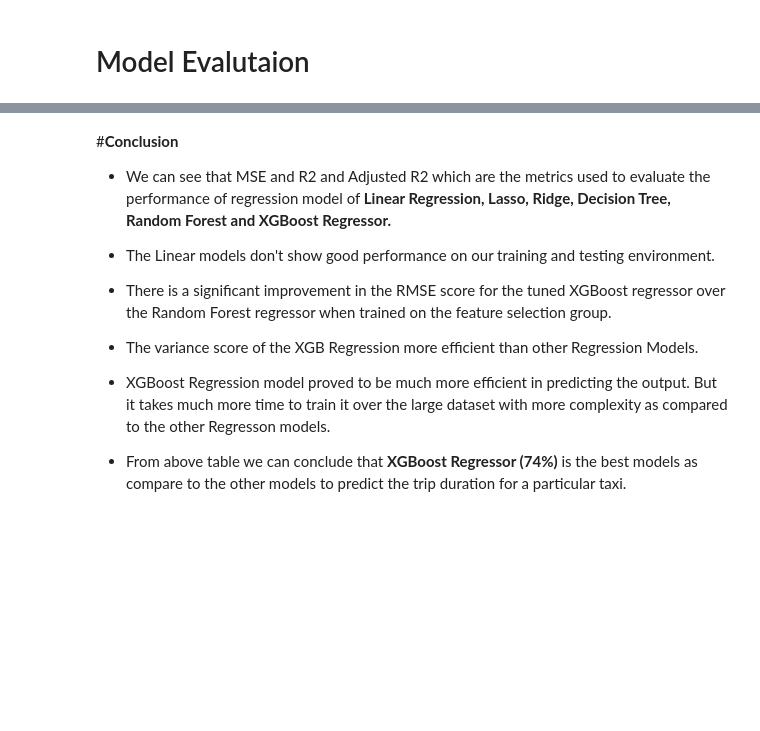
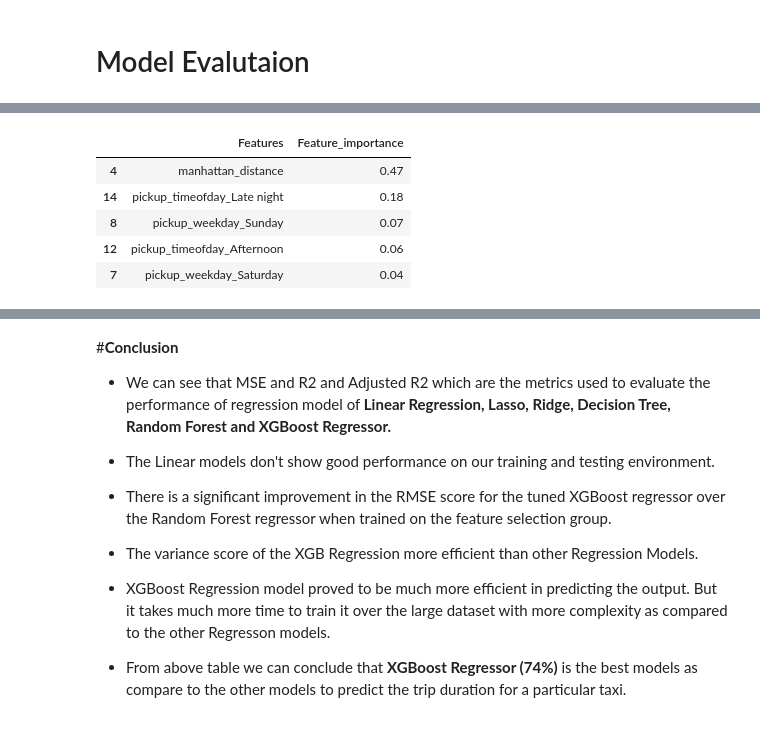
Before and after one commit to NaithaniAR/CapstoneProject-MLRegression, a Jupyter notebook: NYC_Taxi_Trip_Time_Prediction_Capstone_Project.ipynb, the cells around one changed output, grey strips where cells are left out. Saved outputs shown, nothing was run; the diff lists cells and outputs as text; code cells hidden in the pictures; blank space fills up the shorter version.

```diff
--- a/NYC_Taxi_Trip_Time_Prediction_Capstone_Project.ipynb
+++ b/NYC_Taxi_Trip_Time_Prediction_Capstone_Project.ipynb
@@ -1470,3 +1493,13 @@ model_comparison.to_csv('/content/drive/MyDrive/Almabetter Projects /NYC Taxi Tr
 # %%
 # Reading the dataframe from the csv file again to import the scraped data from the already prepared csv file
 model_comparison = pd.read_csv('/content/drive/MyDrive/Almabetter Projects /NYC Taxi Trip Time Prediction /NYC Data/model.csv')
+# %%
+importance_df= pd.DataFrame({'Features': independent_variables.columns, 'Feature_importance': list(xgb_model.best_estimator_.feature_importances_)})
+importance_df.sort_values(by=['Feature_importance'],ascending=False)[:5]
+# %% [output]
+|  | Features | Feature_importance |
+| 4 | manhattan_distance | 0.47 |
+| 14 | pickup_timeofday_Late night | 0.18 |
+| 8 | pickup_weekday_Sunday | 0.07 |
+| 12 | pickup_timeofday_Afternoon | 0.06 |
+| 7 | pickup_weekday_Saturday | 0.04 |
```
Also changed, not shown: parts of 3 cells of this notebook.
